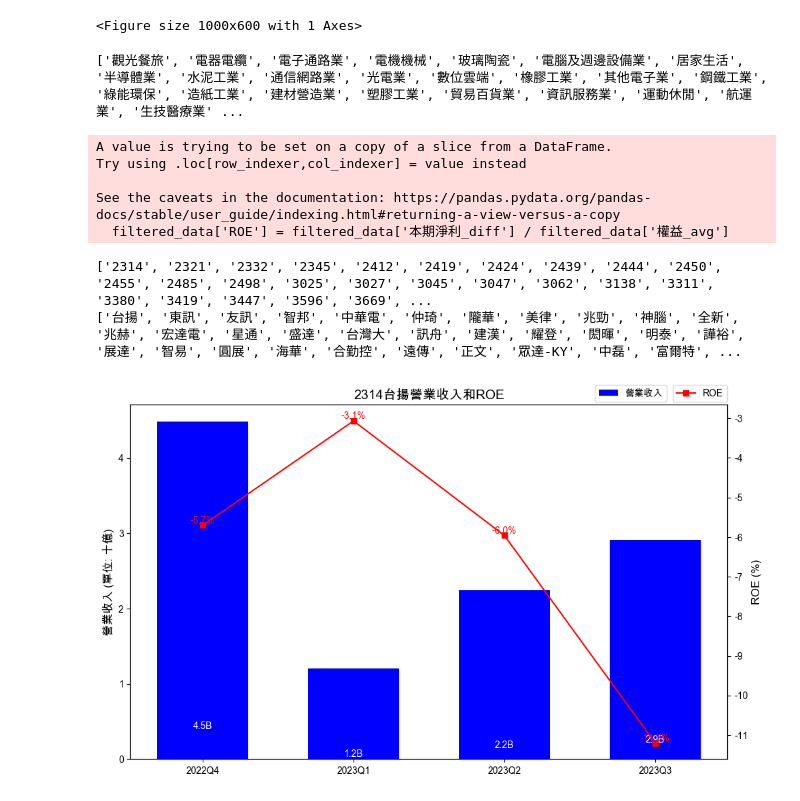
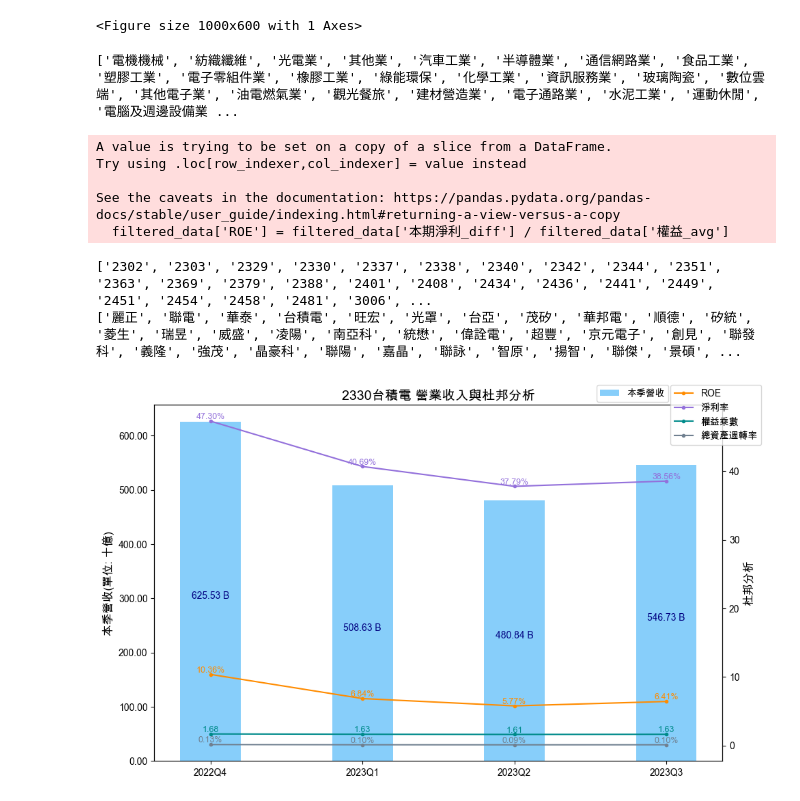
Before and after one commit to e19931107/ccClub_stock_analysis, a Jupyter notebook: Project/1223新增產業別.ipynb, the cells around one changed output. Saved outputs shown, nothing was run; the diff lists cells and outputs as text; code cells hidden in the pictures.

```diff
--- a/Project/1223新增產業別.ipynb
+++ b/Project/1223新增產業別.ipynb
@@ -233,24 +233,49 @@ dataset2 = dataset2.sort_values(by=['公司代號', '年度', '季別'])
 # 將季別轉換為數值
 dataset2['季別'] = pd.to_numeric(dataset2['季別'])
 
-# 計算當季與前一季權益總計的平均
+# 計算當季與前一季權益/資產總計的平均
 dataset2['權益_avg'] = (dataset2['權益總計'] + dataset2.groupby('公司代號')['權益總計'].shift(1)) / 2
+dataset2['資產_avg'] = (dataset2['資產總計'] + dataset2.groupby('公司代號')['資產總計'].shift(1)) / 2
 
 # 計算當季淨利
 dataset2['本期淨利_diff'] = dataset2['本期淨利（淨損）']
 # 如果不是第一季，計算與前一季差異
 mark = dataset2['季別'] != 1
 dataset2.loc[mark, '本期淨利_diff'] = dataset2.groupby('公司代號')['本期淨利（淨損）'].diff()
+
+# 計算營業收入
+dataset2['本期營收_diff'] = dataset2['營業收入']
+# 如果不是第一季，計算與前一季差異
+mark = dataset2['季別'] != 1
+dataset2.loc[mark, '本期營收_diff'] = dataset2.groupby('公司代號')['營業收入'].diff()
+
+
 #--------------------------------------------------------------------------------------------------
 # %% [output]
-['觀光餐旅', '電器電纜', '電子通路業', '電機機械', '玻璃陶瓷', '電腦及週邊設備業', '居家生活', '半導體業', '水泥工業', '通信網路業', '光電業', '數位雲端', '橡膠工業', '其他電子業', '鋼鐵工業', '綠能環保', '造紙工業', '建材營造業', '塑膠工業', '貿易百貨業', '資訊服務業', '運動休閒', '航運業', '生技醫療業' ...
+['電機機械', '紡織纖維', '光電業', '其他業', '汽車工業', '半導體業', '通信網路業', '食品工業', '塑膠工業', '電子零組件業', '橡膠工業', '綠能環保', '化學工業', '資訊服務業', '玻璃陶瓷', '數位雲端', '其他電子業', '油電燃氣業', '觀光餐旅', '建材營造業', '電子通路業', '水泥工業', '運動休閒', '電腦及週邊設備業 ...
 # %%
 # dataset2，使用者自行選擇產業，之後依ROE排序列印出來
 #根據使用者選擇的產業來做篩選
 filtered_data = dataset2[dataset2['產業別'] == industry_input]
+
+# 計算各個比率
 filtered_data['ROE'] = filtered_data['本期淨利_diff'] / filtered_data['權益_avg']
 if 'ROE' in filtered_data.columns:
     filtered_data = filtered_data[filtered_data['ROE'].notna()] #將ROE是NA值拿掉
+
+filtered_data['淨利率'] = filtered_data['本期淨利_diff'] / filtered_data['本期營收_diff']
+if '淨利率' in filtered_data.columns:
+    filtered_data = filtered_data[filtered_data['淨利率'].notna()] #將淨利率是NA值拿掉
+
+filtered_data['權益乘數'] = filtered_data['資產總計'] / filtered_data['權益總計']
+if '權益乘數' in filtered_data.columns:
+    filtered_data = filtered_data[filtered_data['權益乘數'].notna()] #將權益乘數是NA值拿掉
+
+filtered_data['總資產週轉率'] = filtered_data['本期營收_diff'] / filtered_data['資產總計']
+if '總資產週轉率' in filtered_data.columns:
+    filtered_data = filtered_data[filtered_data['總資產週轉率'].notna()] #將總資產週轉率是NA值拿掉
+
+
 
 company_list = {}
 for code, name in zip(filtered_data['公司代號'],filtered_data['公司名稱']):
@@ -278,14 +303,15 @@ else:
     filtered_data = filtered_data[filtered_data['公司名稱'] == company_input]
 
 filtered_data['ROE'] = filtered_data['ROE']*100
+filtered_data['淨利率'] = filtered_data['淨利率']*100
 # %% [output]
 A value is trying to be set on a copy of a slice from a DataFrame.
 Try using .loc[row_indexer,col_indexer] = value instead
 
 See the caveats in the documentation: https://pandas.pydata.org/pandas-docs/stable/user_guide/indexing.html#returning-a-view-versus-a-copy
   filtered_data['ROE'] = filtered_data['本期淨利_diff'] / filtered_data['權益_avg']
-['2314', '2321', '2332', '2345', '2412', '2419', '2424', '2439', '2444', '2450', '2455', '2485', '2498', '3025', '3027', '3045', '3047', '3062', '3138', '3311', '3380', '3419', '3447', '3596', '3669', ...
-['台揚', '東訊', '友訊', '智邦', '中華電', '仲琦', '隴華', '美律', '兆勁', '神腦', '全新', '兆赫', '宏達電', '星通', '盛達', '台灣大', '訊舟', '建漢', '耀登', '閎暉', '明泰', '譁裕', '展達', '智易', '圓展', '海華', '合勤控', '遠傳', '正文', '眾達-KY', '中磊', '富爾特', ...
+['2302', '2303', '2329', '2330', '2337', '2338', '2340', '2342', '2344', '2351', '2363', '2369', '2379', '2388', '2401', '2408', '2434', '2436', '2441', '2449', '2451', '2454', '2458', '2481', '3006', ...
+['麗正', '聯電', '華泰', '台積電', '旺宏', '光罩', '台亞', '茂矽', '華邦電', '順德', '矽統', '菱生', '瑞昱', '威盛', '凌陽', '南亞科', '統懋', '偉詮電', '超豐', '京元電子', '創見', '聯發科', '義隆', '強茂', '晶豪科', '聯陽', '嘉晶', '聯詠', '智原', '揚智', '聯傑', '景碩', ...
 # %%
 # dataset2，使用者自行選擇產業，之後依ROE排序列印出來
 # 判斷使用者使用環境
@@ -319,43 +347,54 @@ time_series = {}
 time_series['年度'] = filtered_data['年度'] + 1911 # Add 1911 to convert to Western calendar year
 time_series['年度季別'] = time_series['年度'].astype(str) + 'Q' + filtered_data['季別'].astype(str)
 
 # Create a bar plot and line plot
 fig, ax1 = plt.subplots(figsize=(10, 6))
 
 # Plot the '營業收入' bar chart
-bars = ax1.bar(time_series['年度季別'], filtered_data['營業收入'], color='blue', label='營業收入', width = 0.6)
-ax1.set_ylabel('營業收入 (單位: 十億)', fontsize=12)
+bars = ax1.bar(time_series['年度季別'], filtered_data['本期營收_diff'], color='lightskyblue', label='本季營收', width = 0.4)
+ax1.set_ylabel('本季營收(單位: 十億)', fontsize=12)
 ax1.tick_params(axis='x')
 
 # Annotate each bar with '營業收入' values divided by 1000000
-for bar, value in zip(bars, filtered_data['營業收入']):
-    plt.text(bar.get_x() + bar.get_width() / 2, bar.get_height()/9, f'{value/1000000:.1f}B',
-             ha='center', va='top', fontsize=10, color='white')
+for bar, value in zip(bars, filtered_data['本期營收_diff']):
+    plt.text(bar.get_x() + bar.get_width() / 2, bar.get_height()/2, f'{value/1000000:.2f} B',
+             ha='center', va='top', fontsize=10, color='navy')
 
-# Plot 'ROE' on the right y-axis
+# Plot '杜邦分析' on the right y-axis
 ax2 = ax1.twinx()
-line = ax2.plot(time_series['年度季別'], filtered_data['ROE'], color='red', marker='s', label='ROE')[0]
-ax2.set_ylabel('ROE (%)', fontsize=12)
+line1 = ax2.plot(time_series['年度季別'], filtered_data['ROE'], color='darkorange', marker='o',markersize=3, label='ROE')[0]
+line2 = ax2.plot(time_series['年度季別'], filtered_data['淨利率'], color='mediumpurple', marker='o',markersize=3, label='淨利率')[0]
+line3 = ax2.plot(time_series['年度季別'], filtered_data['權益乘數'], color='darkcyan', marker='o',markersize=3, label='權益乘數')[0]
+line4 = ax2.plot(time_series['年度季別'], filtered_data['總資產週轉率'], color='slategrey', marker='o',markersize=3, label='總資產週轉率')[0]
+ax2.set_ylabel('杜邦分析', fontsize=12)
 
 # Add data labels for the line chart above the line
 for x, y in zip(time_series['年度季別'], filtered_data['ROE']):
-    plt.text(x, y, f'{y:.1f}%', ha='center', va='bottom', fontsize=10, color='red')
+    plt.text(x, y, f'{y:.2f}%', ha='center', va='bottom', fontsize=9, color='darkorange')
+for x, y in zip(time_series['年度季別'], filtered_data['淨利率']):
+    plt.text(x, y, f'{y:.2f}%', ha='center', va='bottom', fontsize=9, color='mediumpurple')
+for x, y in zip(time_series['年度季別'], filtered_data['權益乘數']):
+    plt.text(x, y, f'{y:.2f}', ha='center', va='bottom', fontsize=9, color='darkcyan')
+for x, y in zip(time_series['年度季別'], filtered_data['總資產週轉率']):
+    plt.text(x, y, f'{y:.2f}%', ha='center', va='bottom', fontsize=9, color='slategrey')
+
 
 legend1 = ax1.legend(loc='upper left', bbox_to_anchor=(0.77, 1.07))
 legend2 = ax2.legend(loc='upper left', bbox_to_anchor=(0.9, 1.07))
 
+
 # Set the y-axis tick format as ScalarFormatter
-ax1.get_yaxis().set_major_formatter(FuncFormatter(lambda x, _: f'{x/1000000:.0f}'))
+ax1.get_yaxis().set_major_formatter(FuncFormatter(lambda x, _: f'{x/1000000:.2f}'))
 
 # Adjust the title
 try:
-    plt.title(f'{company_input}{company_list[company_input]}營業收入和ROE', fontsize=14)
+    plt.title(f'{company_input}{company_list[company_input]} 營業收入與杜邦分析', fontsize=14)
 except:
-    plt.title(f'{[key for key, value in company_list.items() if value == company_input][0]}{company_input}營業收入和ROE', fontsize=14)
+    plt.title(f'{[key for key, value in company_list.items() if value == company_input][0]}{company_input} 營業收入與杜邦分析', fontsize=14)
 
 plt.tight_layout()
 
 plt.xticks(fontsize=10)
 plt.show()
 # %% [output]
-[figure, old version]
+[figure, new version]
```
Also changed, not shown: parts of 1 cell of this notebook, 1 other file.
